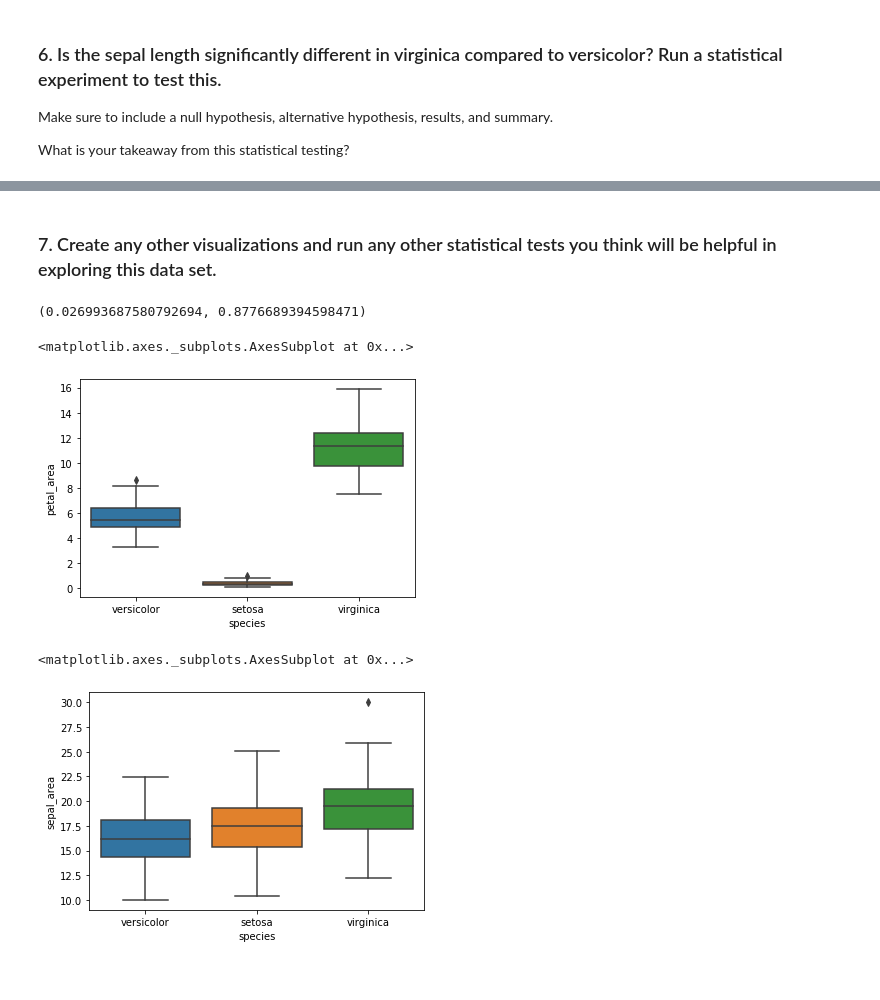
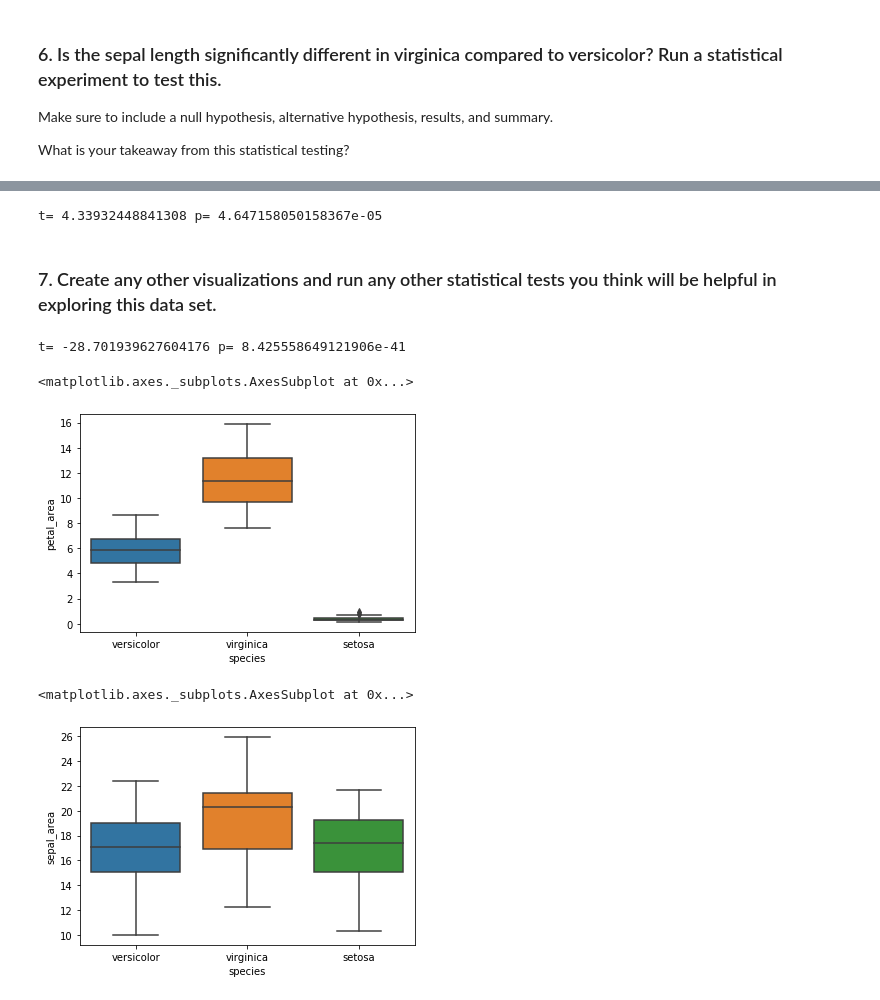
Before and after one commit to george887/classification_exercises, a Jupyter notebook: classification_exercises.ipynb, the cells around one changed output, grey strips where cells are left out. Drawn from its saved outputs; the diff is of its cells as text; code cells hidden in the pictures.

```diff
--- a/classification_exercises.ipynb
+++ b/classification_exercises.ipynb
@@ -435,15 +428,16 @@ iris_df
 # %%
 def iris_split():
 
-    train, test = train_test_split(iris_df,
-                                  test_size=.2,
-                                  random_state=123,
-                                  stratify=iris_df.species_name)
-    train, validate = train_test_split(iris_df,
-                                       test_size=.3,
-                                       random_state=123,
-                                       stratify=iris_df.species_name)
-
+    train_and_validate, test = train_test_split(
+    iris_df,
+    test_size=.15,
+    random_state=123,
+    )
+    train, validate = train_test_split(
+    train_and_validate,
+    test_size=.15,
+    random_state=123,
+    )
     return train, validate, test
 # %%
 train, validate, test = iris_split()
@@ -457,0 +452,4 @@ train.head()
+# %%
+train = train.drop("species_id", axis=1)
+train = train.drop("measurement_id", axis=1)
+train.head()
@@ -457,0 +463,3 @@ train.head()
+# %%
+df = train.rename({'species_name':'species'}, axis = 1)
+df
@@ -566,7 +537,7 @@ Text(0.5, 1.0, 'Sepal Length by Sepal Width')
 # %%
 # sepal_area x petal_area. I need to make columns for sepal area and petal area
-train['sepal_area'] = train.sepal_length * train.sepal_width
-train["petal_area"] = train.petal_length * train.petal_width
-train
+df['sepal_area'] = df.sepal_length * df.sepal_width
+df["petal_area"] = df.petal_length * df.petal_width
+df.head()
 # %% [output]
 |  | species | sepal_length | sepal_width | petal_length | petal_width | sepal_area | petal_area |
@@ -695 +689,6 @@ r,p
+# %%
+t,p = stats.ttest_ind(virginica.sepal_length, versicolor.sepal_length)
+print("t=",t ,"p=",p)
+# %% [output]
+t= 4.33932448841308 p= 4.647158050158367e-05
 # %%
@@ -698,20 +697,22 @@ r,p
 # %% [markdown]
 ### 7. Create any other visualizations and run any other statistical tests you think will be helpful in exploring this data set.
-# %%
-x = verginica_sep_len = train[train.species == "virginica"].sepal_length
-y = versicolor_sep_width = train[train.species == "versicolor"].sepal_width
-r,p = stats.pearsonr(x,y)
-r,p
-# %% [output]
-(0.026993687580792694, 0.8776689394598471)
+# %%
+#Ho = Sepal width and length is the same in verginica and versicolor flowers
+#Ha = Sepal width and length is significantly different in verginica and versicolor flowers
+
+t,p = stats.ttest_ind(virginica.sepal_width, versicolor.sepal_length)
+print("t=",t ,"p=",p)
+# Reject the Ho
+# %% [output]
+t= -28.701939627604176 p= 8.425558649121906e-41
 # %%
-sns.boxplot(data = train, y='petal_area', x='species')
+sns.boxplot(data = df, y='petal_area', x='species')
 # %% [output]
 <matplotlib.axes._subplots.AxesSubplot at 0x...>
-[figure, old version]
+[figure, new version]
 # %%
-sns.boxplot(data = train, y='sepal_area', x='species')
+sns.boxplot(data = df, y='sepal_area', x='species')
 # %% [output]
 <matplotlib.axes._subplots.AxesSubplot at 0x...>
-[figure, old version]
+[figure, new version]
 # %%
```
Also changed, not shown: parts of 36 cells of this notebook.
